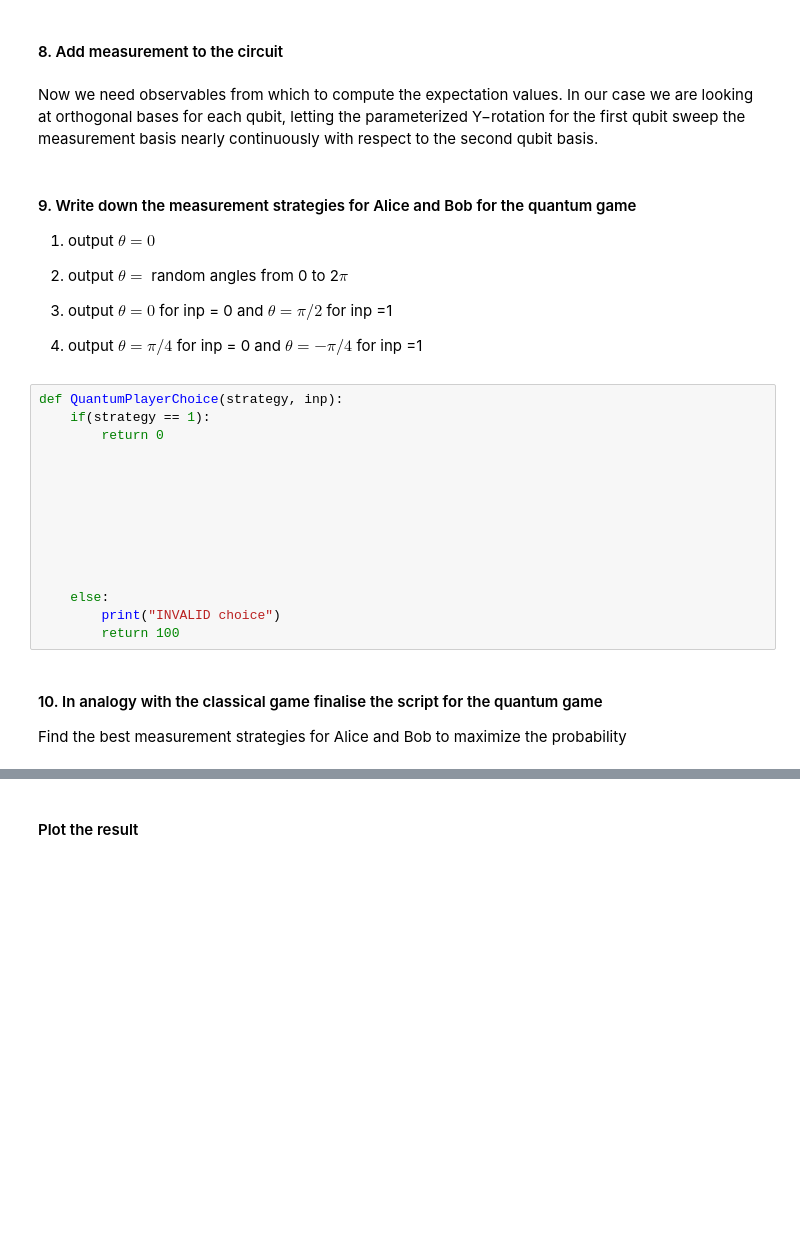
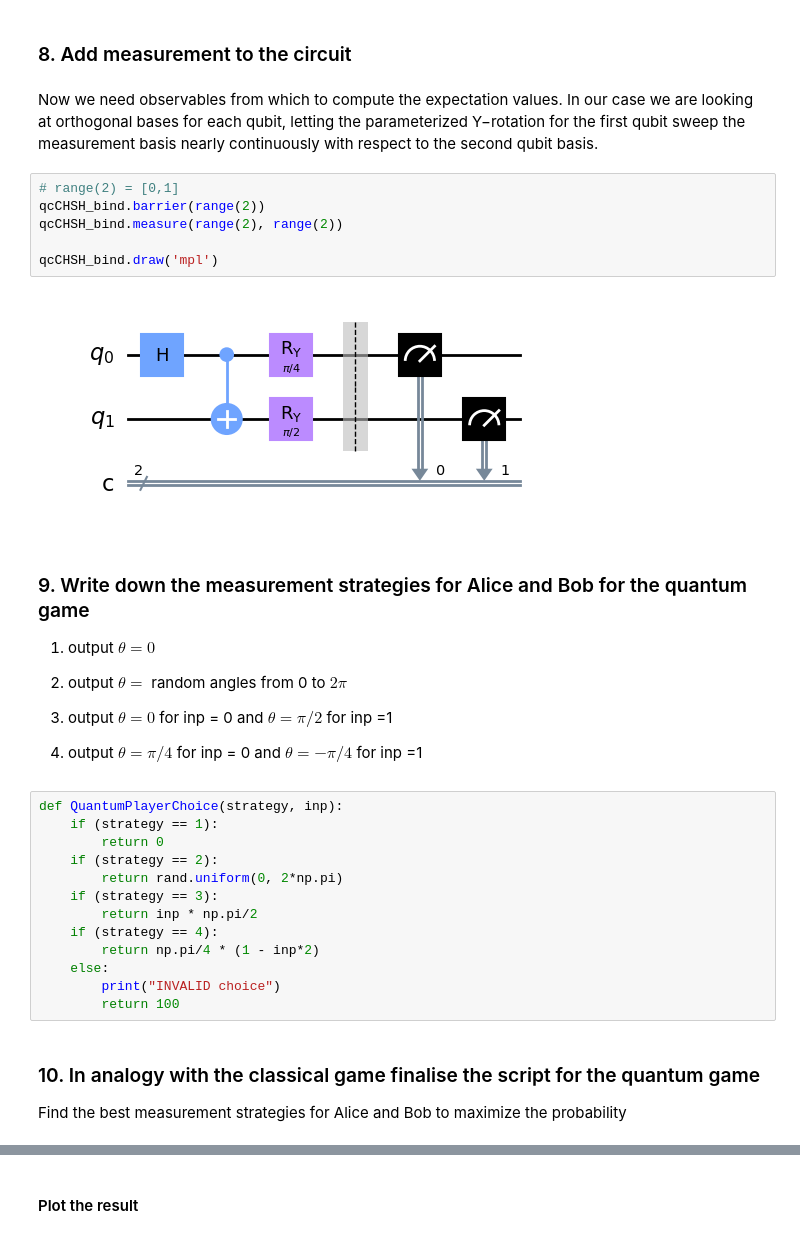
Before and after one commit to nshunned/M1QI, a Jupyter notebook: Session 3/Session 3 (Quantum Correlations).ipynb, the cells around one changed output, grey strips where cells are left out. Saved outputs shown, nothing was run; the diff lists cells and outputs as text; blank space fills up the shorter version.

```diff
--- a/Session 3/Session 3 (Quantum Correlations).ipynb
+++ b/Session 3/Session 3 (Quantum Correlations).ipynb
@@ -134,33 +174,39 @@ qcCHSH_bind = qcCHSH.bind_parameters({theta1: thetaValue, theta2: thetaValue})
 # %% [markdown]
-#### 8. Add measurement to the circuit
+### 8. Add measurement to the circuit
 # %% [markdown]
 Now we need observables from which to compute the expectation values. In our case we are looking at orthogonal bases for each qubit, letting the parameterized  Y−rotation for the first qubit sweep the measurement basis nearly continuously with respect to the second qubit basis.
+# %%
+# range(2) = [0,1]
+qcCHSH_bind.barrier(range(2))
+qcCHSH_bind.measure(range(2), range(2))
+
+qcCHSH_bind.draw('mpl')
+# %% [output]
+[figure, added]
 # %% [markdown]
-#### 9. Write down the measurement strategies for Alice and Bob for the quantum game
+### 9. Write down the measurement strategies for Alice and Bob for the quantum game
 
 1) output $\theta =0 $
 
-2) output $\theta =  $ random angles from 0 to 2$\pi$
+2) output $\theta =  $ random angles from 0 to ${2\pi}$
 
 3) output $\theta =0 $ for inp = 0 and $\theta =\pi/2 $ for inp =1
 
 4) output $\theta =\pi/4 $ for inp = 0 and $\theta =-\pi/4 $ for inp =1
 # %%
 def QuantumPlayerChoice(strategy, inp):
-    if(strategy == 1):
+    if (strategy == 1):
         return 0
-
-
-
-
-
-
-
-
+    if (strategy == 2):
+        return rand.uniform(0, 2*np.pi)
+    if (strategy == 3):
+        return inp * np.pi/2
+    if (strategy == 4):
+        return np.pi/4 * (1 - inp*2)
     else:
         print("INVALID choice")
         return 100
 # %% [markdown]
-#### 10. In analogy with the classical game finalise the script for the quantum game
+### 10. In analogy with the classical game finalise the script for the quantum game
 Find the best measurement strategies for Alice and Bob to maximize the probability
 # %%
```
Also changed, not shown: parts of 42 cells of this notebook, 13 other files.
